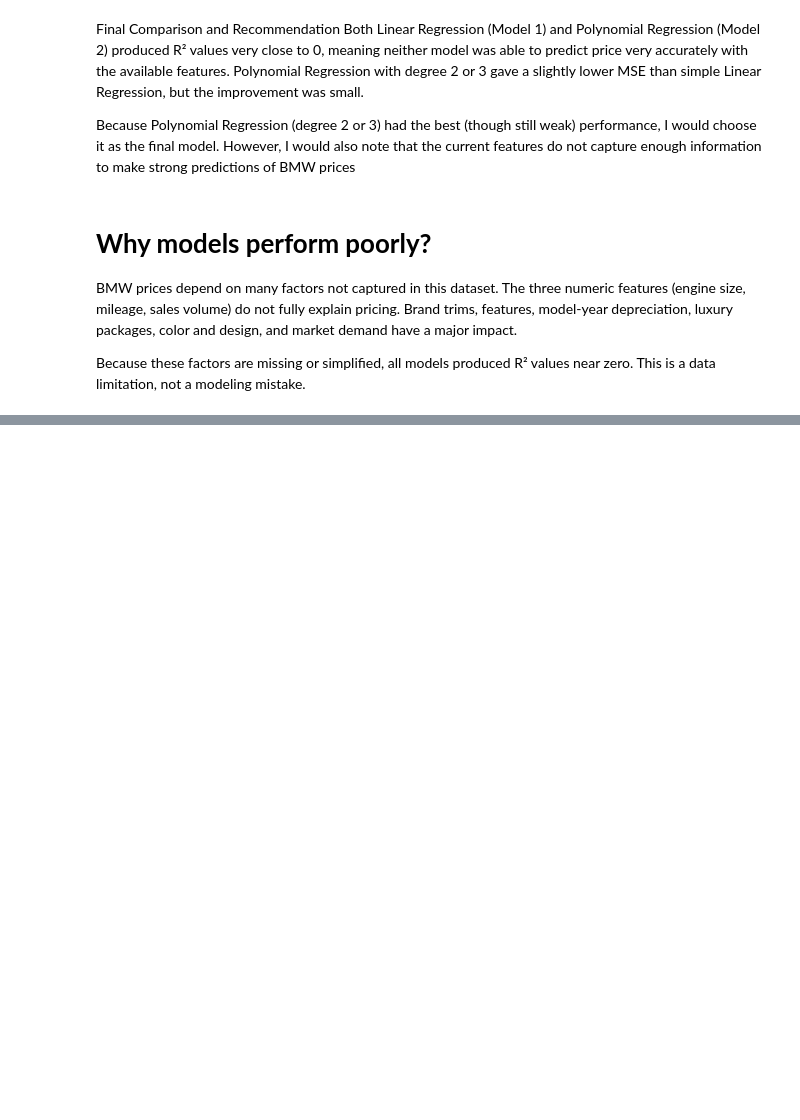
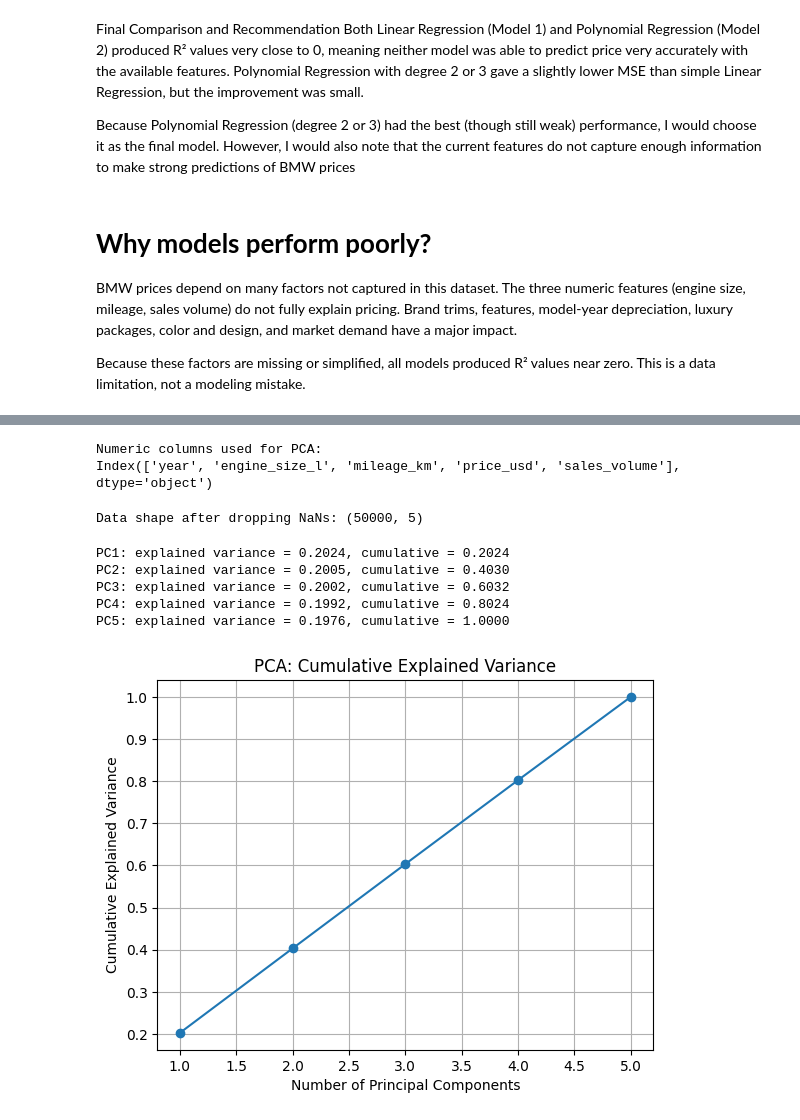
Before and after one commit to eliameti/BMW-Worldwide-Sales-Records-2010-2024-, a Jupyter notebook: BMW_Worldwide_Sales_Records_2010_2024.ipynb, the cells around one changed output, grey strips where cells are left out. Cells and saved outputs as stored; diff of their text form; code cells hidden in the pictures; blank space fills up the shorter version.

```diff
--- a/BMW_Worldwide_Sales_Records_2010_2024.ipynb
+++ b/BMW_Worldwide_Sales_Records_2010_2024.ipynb
@@ -540,0 +562,40 @@ This is a data limitation, not a modeling mistake.
+# %%
+X = df.select_dtypes(include=[np.number]).copy()
+print("Numeric columns used for PCA:")
+print(X.columns)
+# %% [output]
+Numeric columns used for PCA:
+Index(['year', 'engine_size_l', 'mileage_km', 'price_usd', 'sales_volume'], dtype='object')
+# %%
+X = X.dropna()
+print("Data shape after dropping NaNs:", X.shape)
+# %% [output]
+Data shape after dropping NaNs: (50000, 5)
+# %%
+scaler = StandardScaler()
+X_scaled = scaler.fit_transform(X)
+# %%
+pca = PCA()
+X_pca = pca.fit_transform(X_scaled)
+
+explained_var = pca.explained_variance_ratio_
+cum_explained_var = np.cumsum(explained_var)
+
+for i, (ev, cev) in enumerate(zip(explained_var, cum_explained_var), start=1):
+    print(f"PC{i}: explained variance = {ev:.4f}, cumulative = {cev:.4f}")
+# %% [output]
+PC1: explained variance = 0.2024, cumulative = 0.2024
+PC2: explained variance = 0.2005, cumulative = 0.4030
+PC3: explained variance = 0.2002, cumulative = 0.6032
+PC4: explained variance = 0.1992, cumulative = 0.8024
+PC5: explained variance = 0.1976, cumulative = 1.0000
+# %%
+plt.figure()
+plt.plot(range(1, len(cum_explained_var) + 1), cum_explained_var, marker='o')
+plt.title("PCA: Cumulative Explained Variance")
+plt.xlabel("Number of Principal Components")
+plt.ylabel("Cumulative Explained Variance")
+plt.grid(True)
+plt.show()
+# %% [output]
+[figure, added]
```
Also changed, not shown: parts of 22 cells of this notebook.
